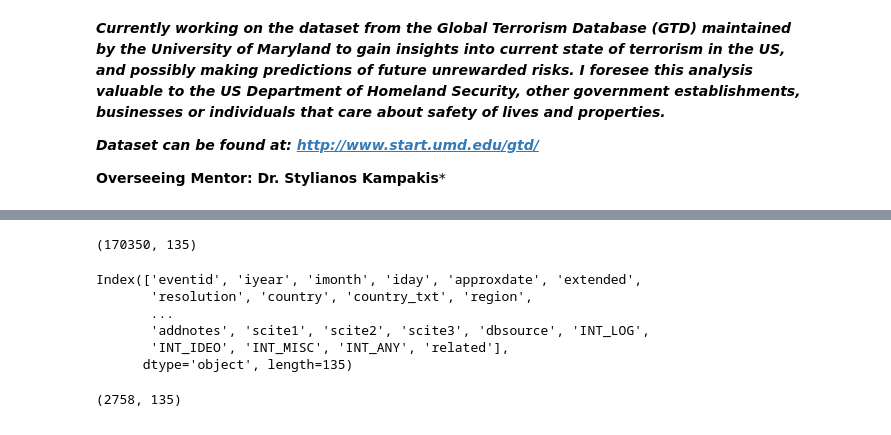
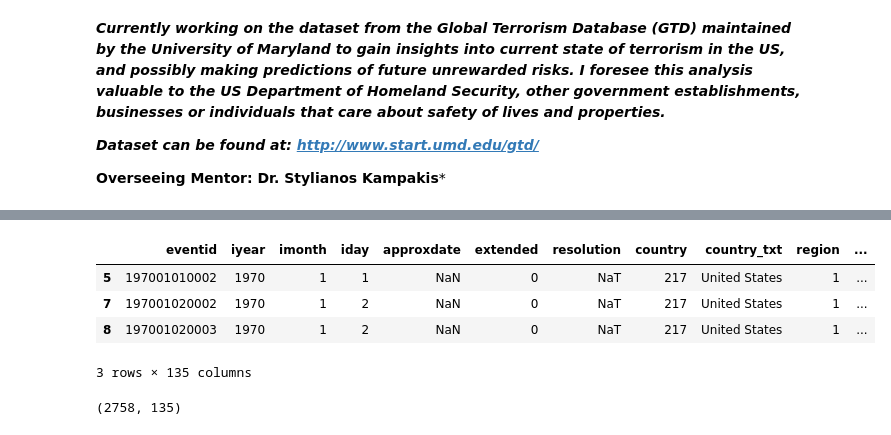
Before and after one commit to andyogah/data_science_capstone_project_1, a Jupyter notebook: data_science_capstone_project_1.ipynb, the cells around one changed output, grey strips where cells are left out. Drawn from its saved outputs; the diff is of its cells as text; code cells hidden in the pictures.

```diff
--- a/data_science_capstone_project_1.ipynb
+++ b/data_science_capstone_project_1.ipynb
@@ -23,20 +25,14 @@ df.head()
-# %%
-df.shape
-# %% [output]
-(170350, 135)
-# %%
-df.columns
-# %% [output]
-Index(['eventid', 'iyear', 'imonth', 'iday', 'approxdate', 'extended',
-       'resolution', 'country', 'country_txt', 'region',
-       ...
-       'addnotes', 'scite1', 'scite2', 'scite3', 'dbsource', 'INT_LOG',
-       'INT_IDEO', 'INT_MISC', 'INT_ANY', 'related'],
-      dtype='object', length=135)
 # %%
 #restrict this dataset to occurrences in the US.
 df1= df['country_txt'].str.contains('United States')
 df2= df[df1]
+df2.head(3)
+# %% [output]
+|  | eventid | iyear | imonth | iday | approxdate | extended | resolution | country | country_txt | region | ... |
+| 5 | 197001010002 | 1970 | 1 | 1 | NaN | 0 | NaT | 217 | United States | 1 | ... |
+| 7 | 197001020002 | 1970 | 1 | 2 | NaN | 0 | NaT | 217 | United States | 1 | ... |
+| 8 | 197001020003 | 1970 | 1 | 2 | NaN | 0 | NaT | 217 | United States | 1 | ... |
+3 rows × 135 columns
 # %%
 #structure of DataFrame i need
 df2.shape
```
Also changed, not shown: parts of 18 cells of this notebook.
